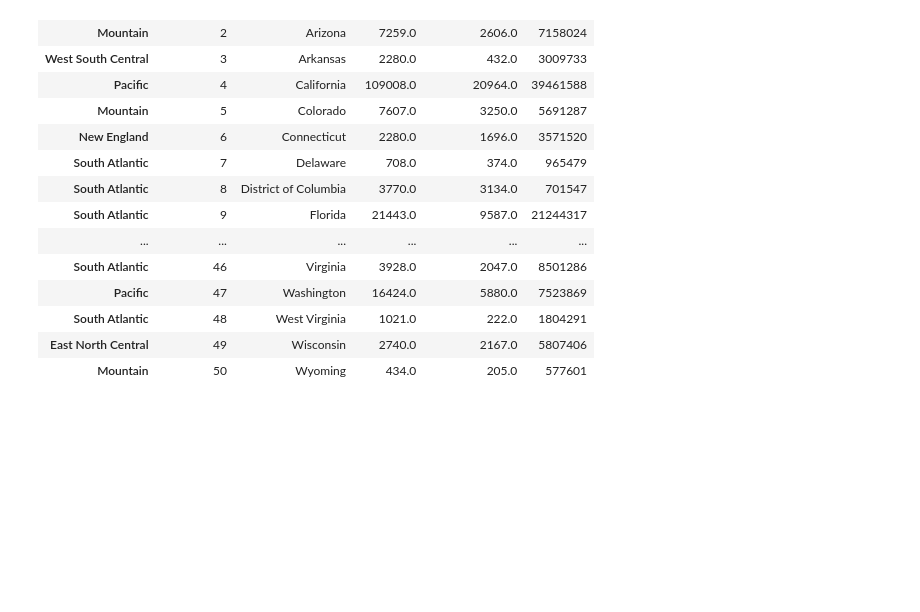
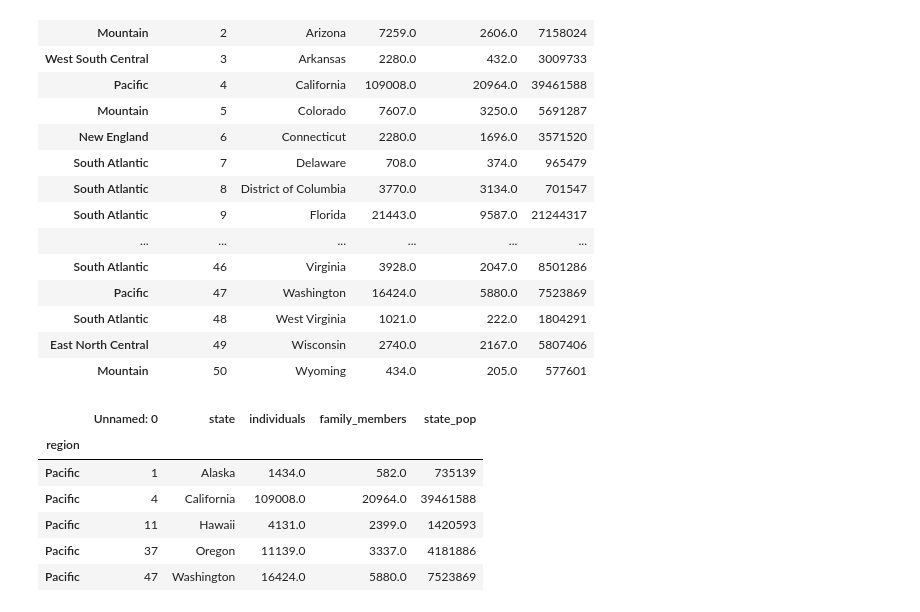
Before and after one commit to abrahamtambac/PythonforDataScience, a Jupyter notebook: codes/Latihan/Latihan_7(Data Manipulation with Pandas Library II -> Setting Index, Sorting, and Slicing Data Frame).ipynb, the cells around one changed output. Saved outputs shown, nothing was run; the diff lists cells and outputs as text; code cells hidden in the pictures; blank space fills up the shorter version.

```diff
--- a/codes/Latihan/Latihan_7(Data Manipulation with Pandas Library II -> Setting Index, Sorting, and Slicing Data Frame).ipynb
+++ b/codes/Latihan/Latihan_7(Data Manipulation with Pandas Library II -> Setting Index, Sorting, and Slicing Data Frame).ipynb
@@ -107,3 +107,14 @@ homeless_region
 | South Atlantic | 48 | West Virginia | 1021.0 | 222.0 | 1804291 |
 | East North Central | 49 | Wisconsin | 2740.0 | 2167.0 | 5807406 |
 | Mountain | 50 | Wyoming | 434.0 | 205.0 | 577601 |
+# %%
+#subset region East North Central
+homeless_region.loc["Pacific"]
+# %% [output]
+|  | Unnamed: 0 | state | individuals | family_members | state_pop |
+| region |  |  |  |  |  |
+| Pacific | 1 | Alaska | 1434.0 | 582.0 | 735139 |
+| Pacific | 4 | California | 109008.0 | 20964.0 | 39461588 |
+| Pacific | 11 | Hawaii | 4131.0 | 2399.0 | 1420593 |
+| Pacific | 37 | Oregon | 11139.0 | 3337.0 | 4181886 |
+| Pacific | 47 | Washington | 16424.0 | 5880.0 | 7523869 |
```
Also changed, not shown: parts of 5 cells of this notebook.
